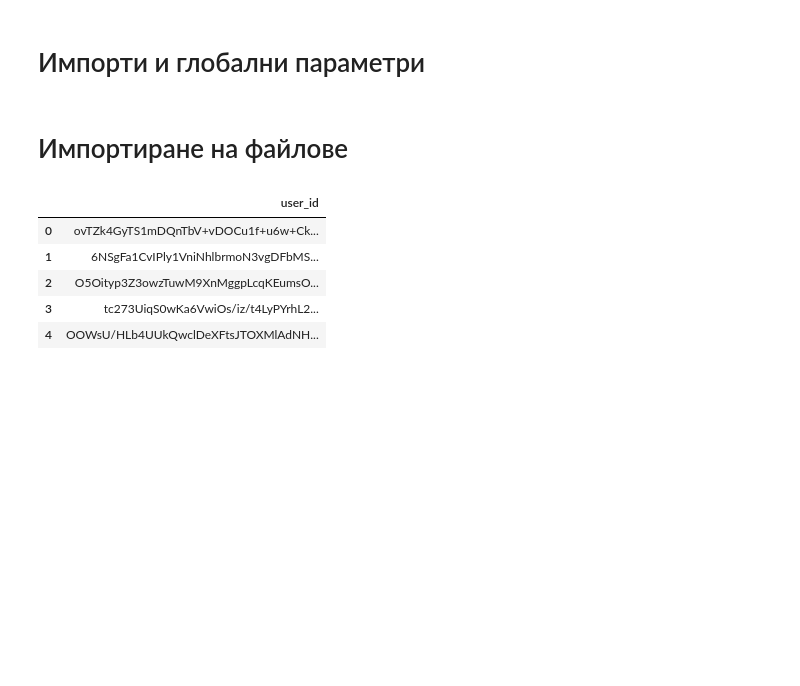
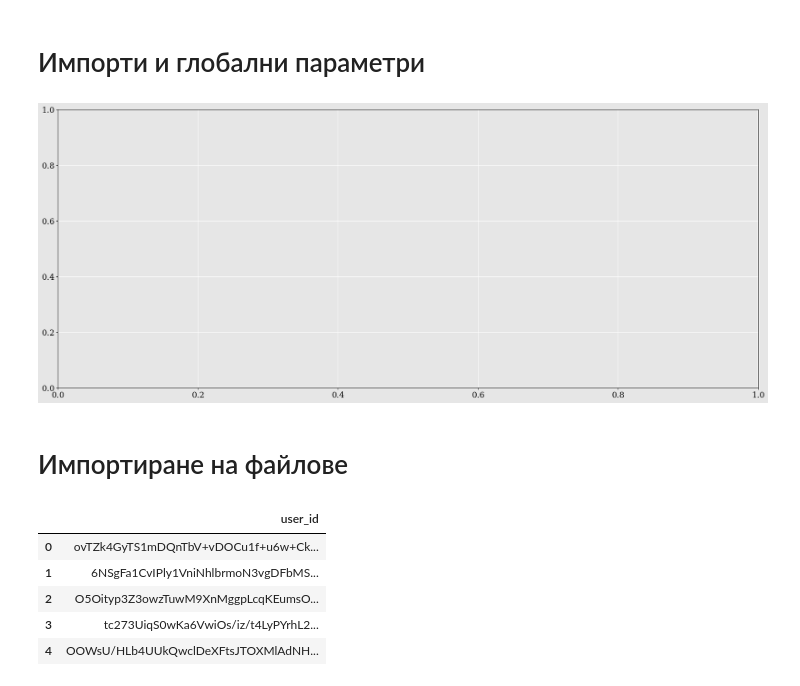
Before and after one commit to Denis-Iv/Analyzing-Social-Experiment, a Jupyter notebook: visualize_data.ipynb, the cells around one changed output. Cells and saved outputs as stored; diff of their text form; code cells hidden in the pictures; blank space fills up the shorter version.

```diff
--- a/visualize_data.ipynb
+++ b/visualize_data.ipynb
@@ -15,11 +15,16 @@ AXIS_PADDING = 30
 # %%
 plt.rc('font', size=MEDIUM_FONT, family='serif')
 plt.rc('axes', titlesize=LARGE_FONT, titlepad=TITLE_PADDING, labelsize=MEDIUM_FONT, labelpad=AXIS_PADDING)
 plt.rc('axes', facecolor='#E6E6E6', grid=True, edgecolor='black', prop_cycle=plt.cycler(color=['#89A3D5']), axisbelow=True)
 plt.rc('xtick', labelsize=SMALL_FONT)
 plt.rc('ytick', labelsize=SMALL_FONT)
 plt.rc('grid', color='white', linestyle='solid')
 plt.rc('figure', figsize=(25,10), facecolor='#E6E6E6')
+
+fig = plt.figure()
+ax = plt.axes()
+# %% [output]
+[figure, added]
 # %%
 plt.rcParams.update(plt.rcParamsDefault)
 # %% [markdown]
```
Also changed, not shown: parts of 9 cells of this notebook, 1 other file.
